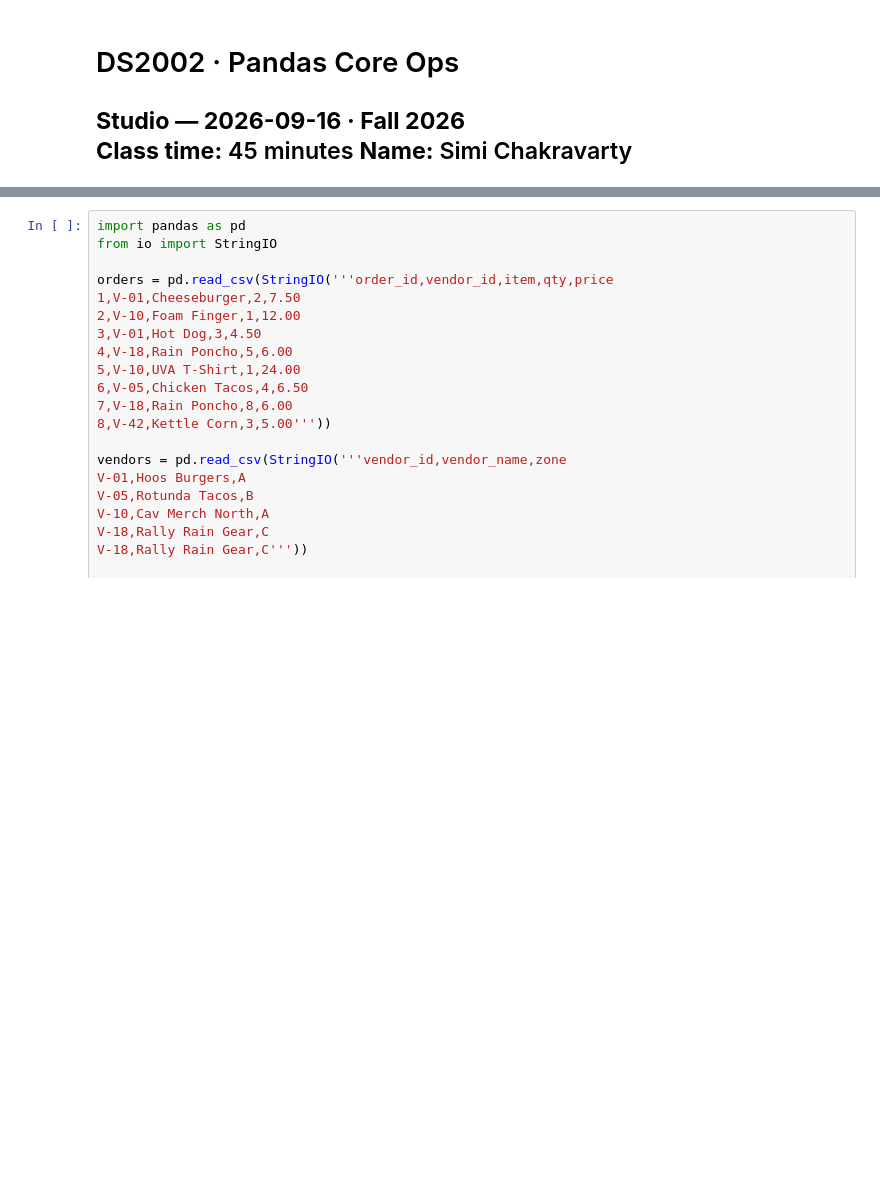
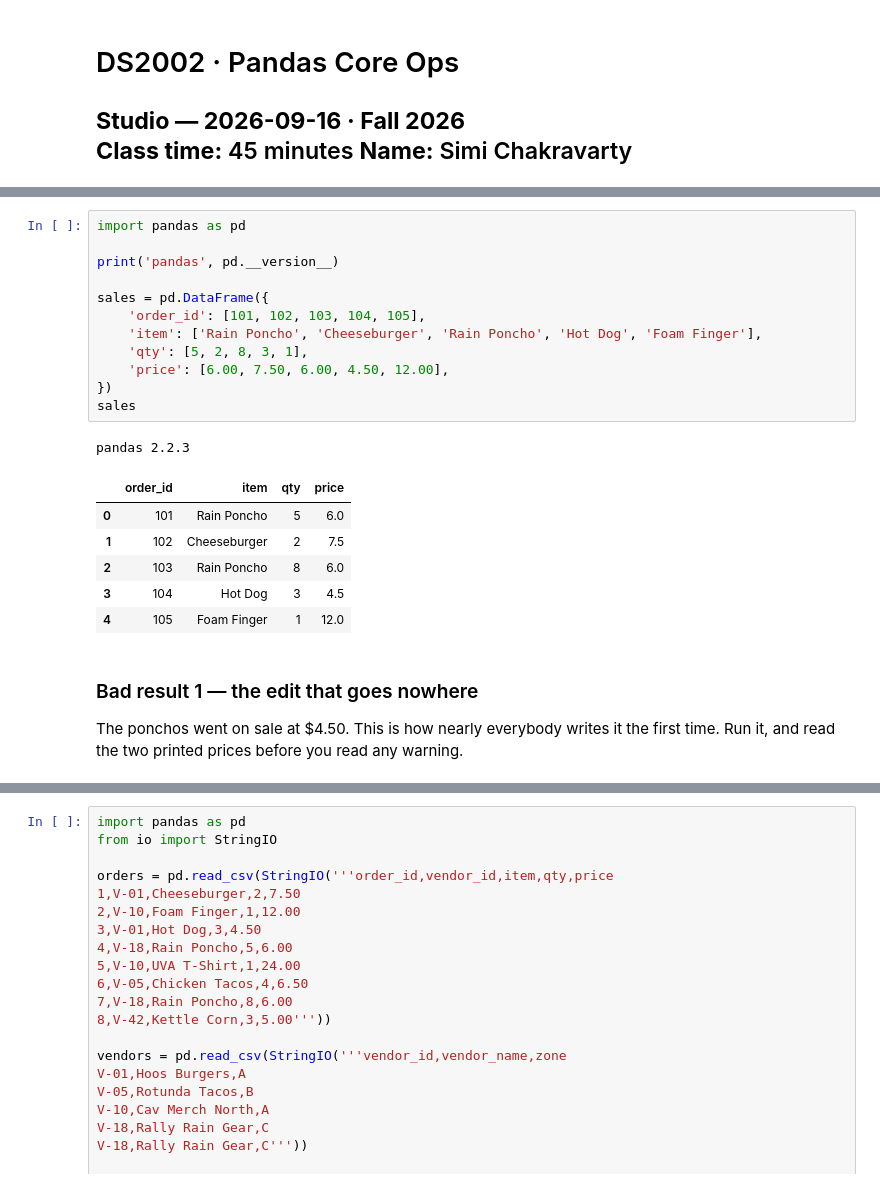
Before and after one commit to simichakravarty16/ds2002-fa26, a Jupyter notebook: notebooks/03-pandas-cleaning/2026-09-16 — Pandas Core Ops — Studio.ipynb, the cells around one changed output, grey strips where cells are left out. Saved outputs shown, nothing was run; the diff lists cells and outputs as text; blank space fills up the shorter version.

```diff
--- a/notebooks/03-pandas-cleaning/2026-09-16 — Pandas Core Ops — Studio.ipynb
+++ b/notebooks/03-pandas-cleaning/2026-09-16 — Pandas Core Ops — Studio.ipynb
@@ -13,0 +26,24 @@ The data has problems planted in it. Finding them is part of the work — a repo
+# %%
+import pandas as pd
+
+print('pandas', pd.__version__)
+
+sales = pd.DataFrame({
+    'order_id': [101, 102, 103, 104, 105],
+    'item': ['Rain Poncho', 'Cheeseburger', 'Rain Poncho', 'Hot Dog', 'Foam Finger'],
+    'qty': [5, 2, 8, 3, 1],
+    'price': [6.00, 7.50, 6.00, 4.50, 12.00],
+})
+sales
+# %% [output]
+pandas 2.2.3
+|  | order_id | item | qty | price |
+| 0 | 101 | Rain Poncho | 5 | 6.0 |
+| 1 | 102 | Cheeseburger | 2 | 7.5 |
+| 2 | 103 | Rain Poncho | 8 | 6.0 |
+| 3 | 104 | Hot Dog | 3 | 4.5 |
+| 4 | 105 | Foam Finger | 1 | 12.0 |
+# %% [markdown]
+### Bad result 1 — the edit that goes nowhere
+
+The ponchos went on sale at $4.50. This is how nearly everybody writes it the first time. Run it, and read the two printed prices before you read any warning.
```
Also changed, not shown: parts of 33 cells of this notebook.
